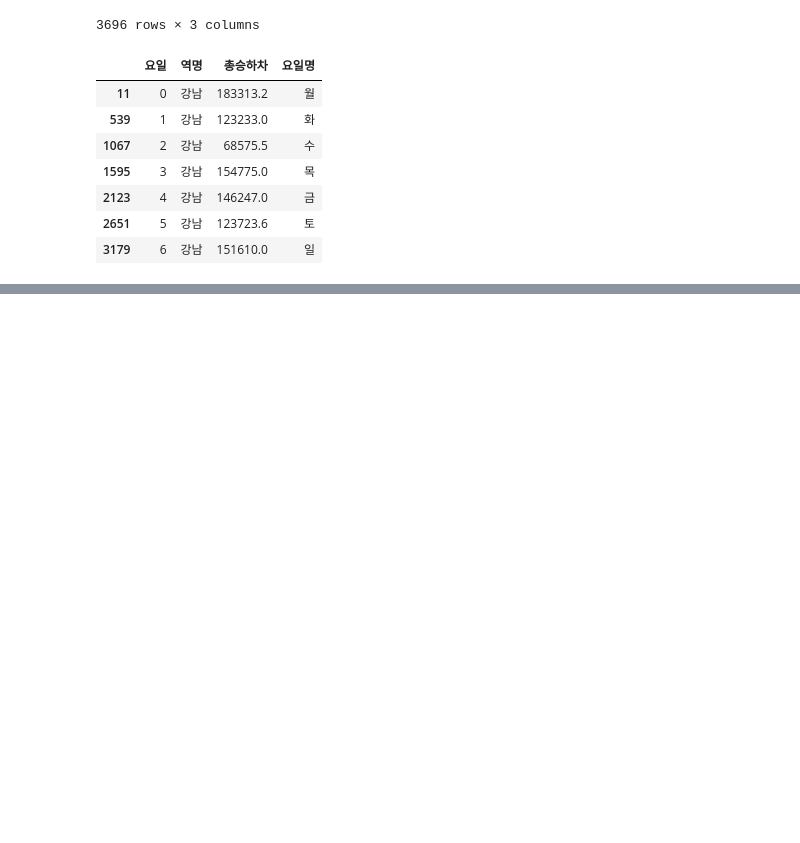
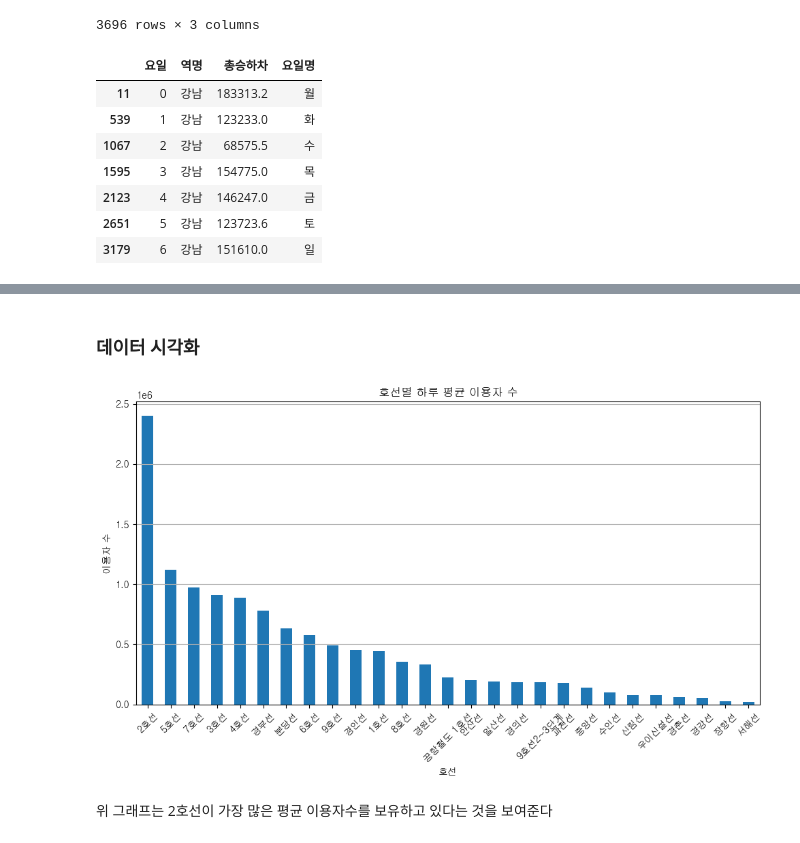
Before and after one commit to bhjin97/hipython_rep, a Jupyter notebook: 01_data_anal_proj/데이터분석 _미니프로젝트.ipynb, the cells around one changed output, grey strips where cells are left out. Drawn from its saved outputs; the diff is of its cells as text; code cells hidden in the pictures; blank space fills up the shorter version.

```diff
--- a/01_data_anal_proj/데이터분석 _미니프로젝트.ipynb
+++ b/01_data_anal_proj/데이터분석 _미니프로젝트.ipynb
@@ -168,0 +239,24 @@ plt.show()
+# %%
+# 호선별 + 날짜별로 하루 총 이용자 수 집계
+lined = df.groupby(['노선명', '사용일자'])['총승하차'].sum().reset_index()
+
+# 호선별 하루 평균 이용자 수 계산
+linem = lined.groupby('노선명')['총승하차'].mean().sort_values(ascending=False)
+# %% [markdown]
+### 데이터 시각화
+# %%
+import matplotlib.pyplot as plt
+
+plt.figure(figsize=(10,6))
+linem.plot(kind='bar')
+plt.title('호선별 하루 평균 이용자 수')
+plt.ylabel('이용자 수')
+plt.xlabel('호선')
+plt.xticks(rotation=45)
+plt.grid(axis='y')
+plt.tight_layout()
+plt.show()
+# %% [output]
+[figure, added]
+# %% [markdown]
+위 그래프는 2호선이 가장 많은 평균 이용자수를 보유하고 있다는 것을 보여준다
```
Also changed, not shown: parts of 12 cells of this notebook.
